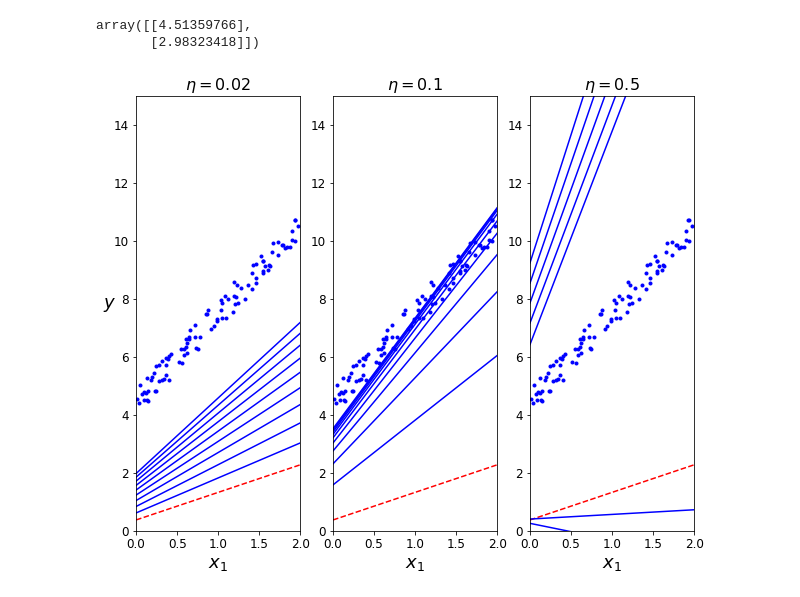
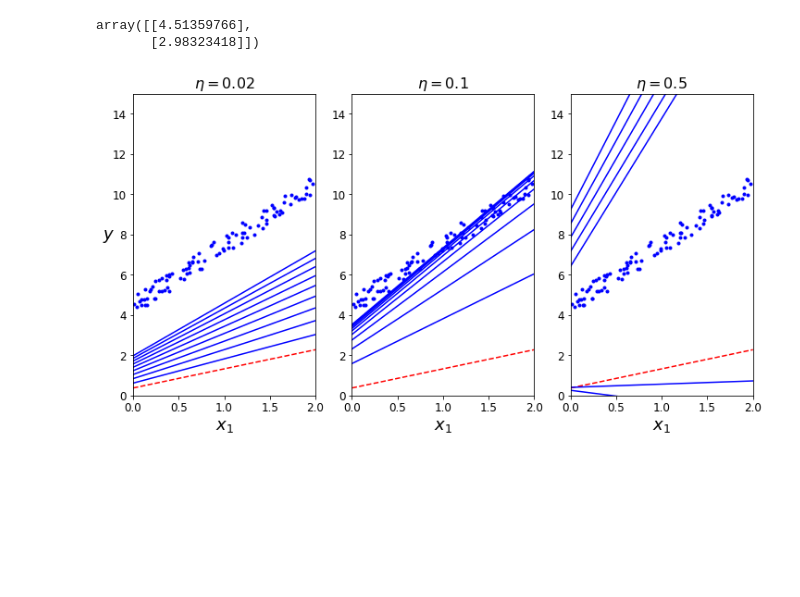
Before and after one commit to bartezz32/tensorflow-anaconda, a Jupyter notebook: chapter4/Linear_Models.ipynb, the cells around one changed output. Saved outputs shown, nothing was run; the diff lists cells and outputs as text; code cells hidden in the pictures; blank space fills up the shorter version.

```diff
--- a/chapter4/Linear_Models.ipynb
+++ b/chapter4/Linear_Models.ipynb
@@ -107,13 +107,13 @@ def plot_gradient_descent(theta,eta,theta_path=None):
 # %%
 np.random.seed(42)
 theta = np.random.rand(2,1)
 
-plt.figure(figsize=(10,8))
+plt.figure(figsize=(12,6))
 plt.subplot(131); plot_gradient_descent(theta,eta=0.02)
 plt.ylabel("$y$",rotation=0,fontsize=18)
 plt.subplot(132);plot_gradient_descent(theta,eta=0.1,theta_path=theta_path_bgd)
 plt.subplot(133);plot_gradient_descent(theta,eta=0.5)
 
 plt.show()
 # %% [output]
-[figure, old version]
+[figure, new version]
```
Also changed, not shown: parts of 5 cells of this notebook.
